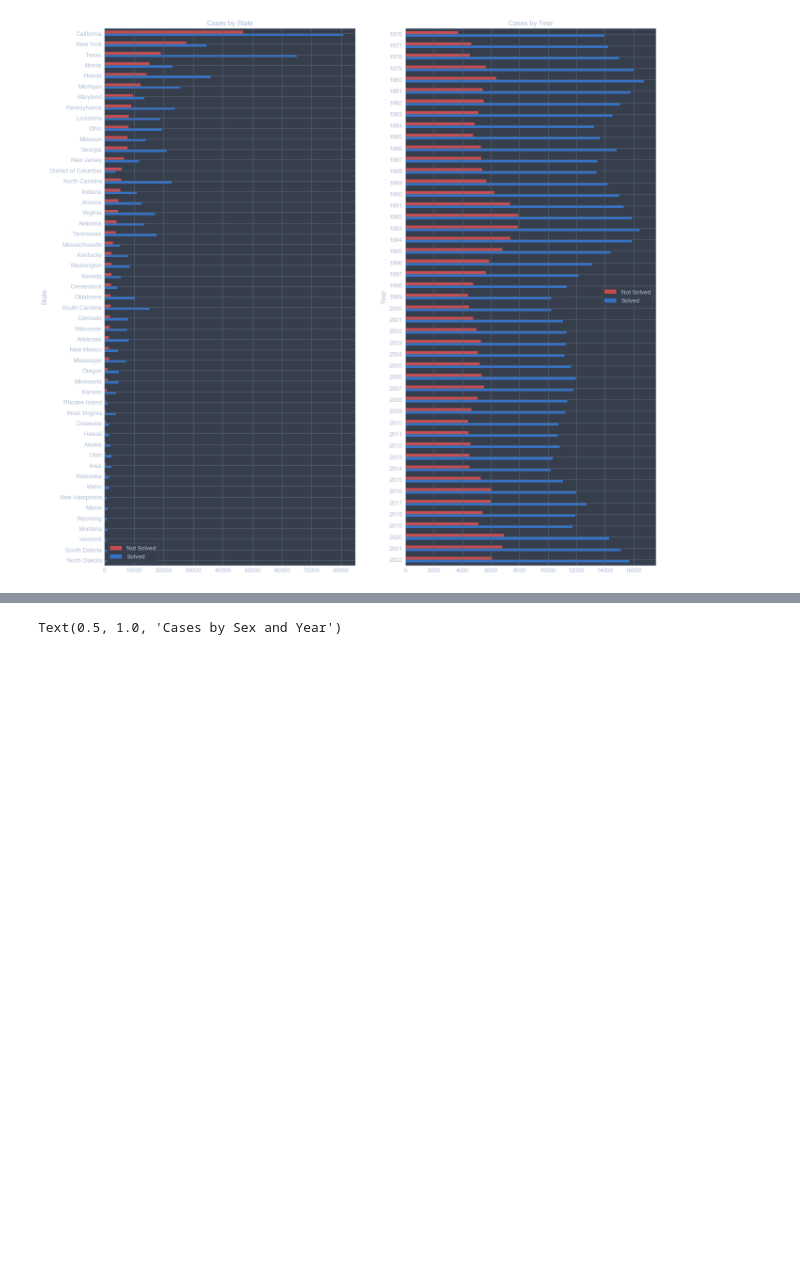
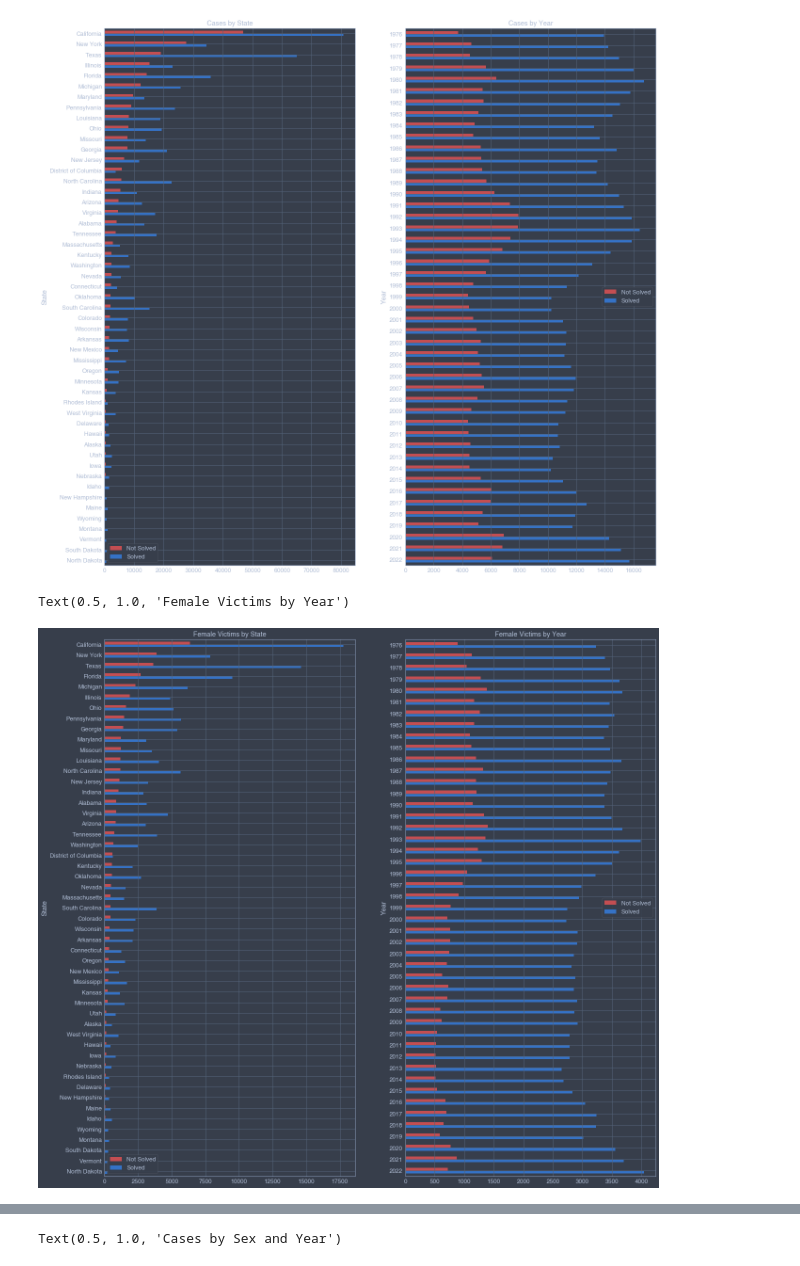
Before and after one commit to fadeeva/weird_projects, a Jupyter notebook: Serial_Killers/Data_from_MAP.ipynb, the cells around one changed output, grey strips where cells are left out. Cells and saved outputs as stored; diff of their text form; code cells hidden in the pictures; blank space fills up the shorter version.

```diff
--- a/Serial_Killers/Data_from_MAP.ipynb
+++ b/Serial_Killers/Data_from_MAP.ipynb
@@ -127,13 +171,52 @@ cases_by_year.rename(columns={'CNTYFIPS_x': 'Not Solved',
 # %%
 fig, ax = plt.subplots(1, 2, figsize=(21, 21))
 
-colors = ['r', 'b']
-
-cases_by_state.plot(kind='barh', ax=ax[0], color=colors).invert_yaxis()
+cases_by_state.plot(kind='barh', ax=ax[0], color=colors['Solved']).invert_yaxis()
 ax[0].set_title('Cases by State')
 
-cases_by_year.plot(kind='barh', ax=ax[1], color=colors).invert_yaxis()
+cases_by_year.plot(kind='barh', ax=ax[1], color=colors['Solved']).invert_yaxis()
 ax[1].set_title('Cases by Year')
 # %% [output]
 Text(0.5, 1.0, 'Cases by Year')
 [figure]
+# %%
+female_not_solved_cases_by_state = map_data[(map_data['Solved']=='No')
+                                            & (map_data['VicSex']=='Female')].groupby('State')\
+                                                                             .count()\
+                                                                             .sort_values(by=['CNTYFIPS'],
+                                                                                          ascending=False)['CNTYFIPS'].to_frame()
+
+female_solved_cases_by_state = map_data[(map_data['Solved']=='Yes')
+                                        & (map_data['VicSex']=='Female')].groupby('State')\
+                                                                         .count()\
+                                                                         .sort_values(by=['CNTYFIPS'],
+                                                                                      ascending=False)['CNTYFIPS']
+
+female_cases_by_state = female_not_solved_cases_by_state.merge(female_solved_cases_by_state, on='State')
+
+female_cases_by_state.rename(columns={'CNTYFIPS_x': 'Not Solved',
+                                      'CNTYFIPS_y': 'Solved'}, inplace=True)
+# %%
+female_not_solved_cases_by_year = map_data[(map_data['Solved']=='No')
+                                            & (map_data['VicSex']=='Female')].groupby('Year')\
+                                                                             .count()['CNTYFIPS'].to_frame()
+
+female_solved_cases_by_year = map_data[(map_data['Solved']=='Yes')
+                                        & (map_data['VicSex']=='Female')].groupby('Year')\
+                                                                         .count()['CNTYFIPS']
+
+female_cases_by_year = female_not_solved_cases_by_year.merge(female_solved_cases_by_year, on='Year')
+
+female_cases_by_year.rename(columns={'CNTYFIPS_x': 'Not Solved',
+                                      'CNTYFIPS_y': 'Solved'}, inplace=True)
+# %%
+fig, ax = plt.subplots(1, 2, figsize=(21, 21))
+
+female_cases_by_state.plot(kind='barh', ax=ax[0], color=colors['Solved']).invert_yaxis()
+ax[0].set_title('Female Victims by State')
+
+female_cases_by_year.plot(kind='barh', ax=ax[1], color=colors['Solved']).invert_yaxis()
+ax[1].set_title('Female Victims by Year')
+# %% [output]
+Text(0.5, 1.0, 'Female Victims by Year')
+[figure, added]
```
Also changed, not shown: parts of 21 cells of this notebook.
